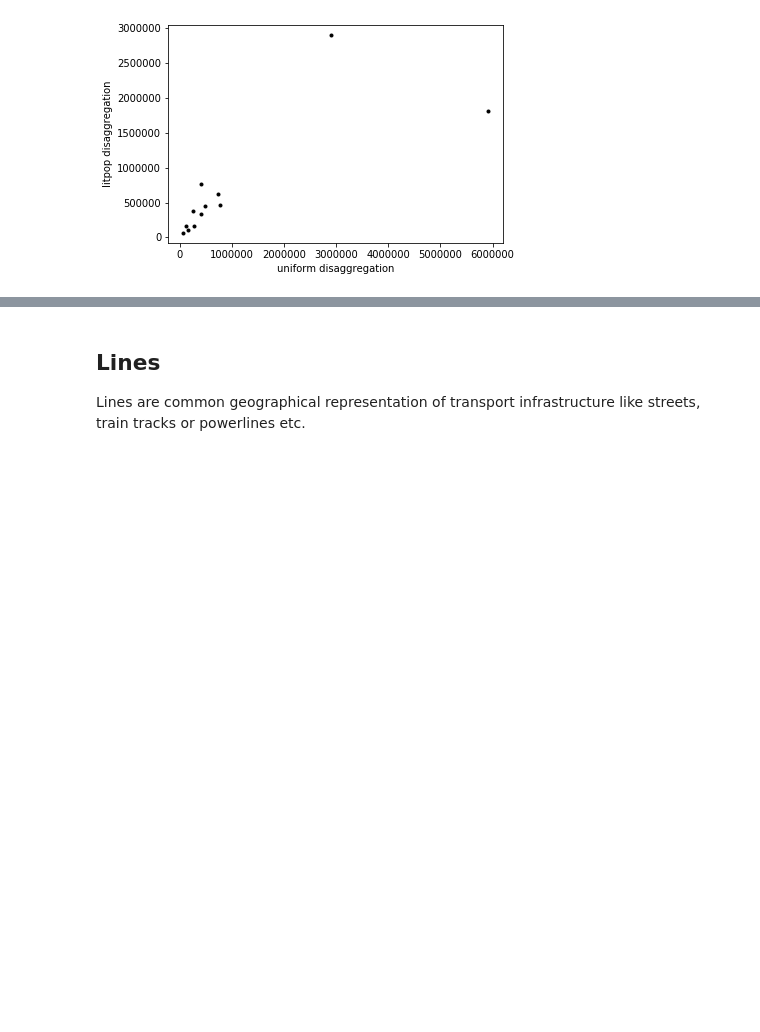
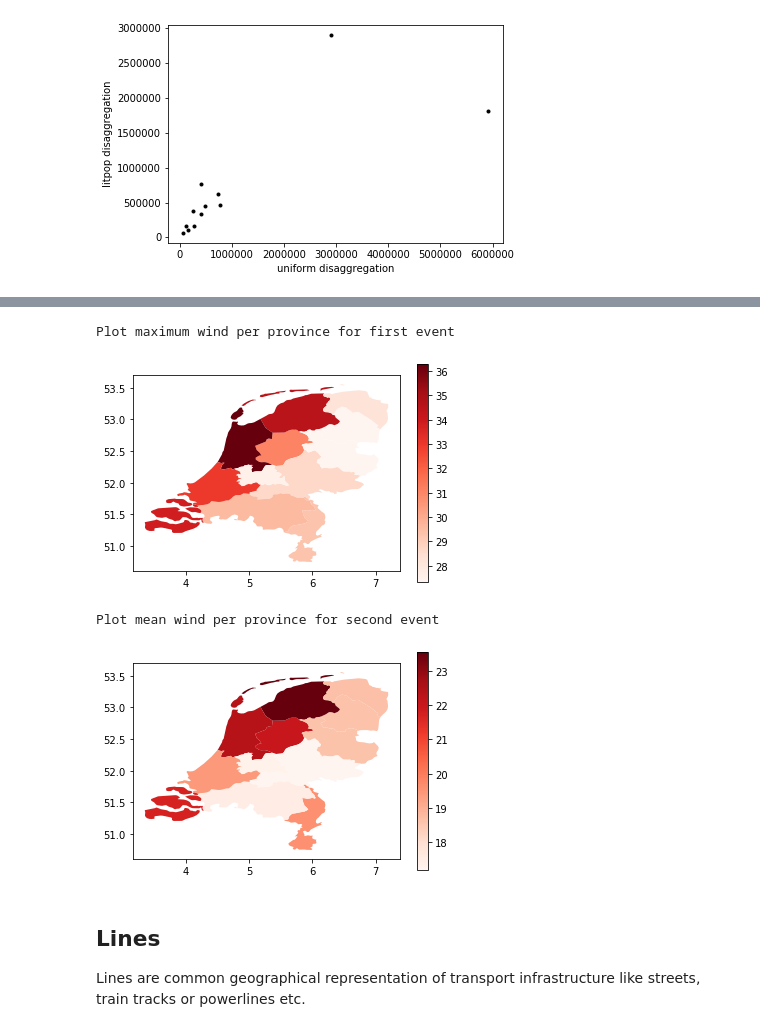
Before and after one commit to tylerriccio33/cfg-climada-fork, a Jupyter notebook: doc/tutorial/climada_entity_Exposures_polygons_lines.ipynb, the cells around one changed output, grey strips where cells are left out. Drawn from its saved outputs; the diff is of its cells as text; code cells hidden in the pictures; blank space fills up the shorter version.

Commit message:
add: example for statistical analysis of raster data on polygon level

```diff
--- a/doc/tutorial/climada_entity_Exposures_polygons_lines.ipynb
+++ b/doc/tutorial/climada_entity_Exposures_polygons_lines.ipynb
@@ -276,0 +265,13 @@ Text(0, 0.5, 'litpop disaggregation')
+# %%
+%%time
+# this provides the wind speed value for each event at the corresponding exposure
+import scipy
+
+exp_df_lp[:5]
+l1,l2,vals = scipy.sparse.find(storms.intensity)
+exp_df_lp['wind_0']=0; exp_df_lp['wind_1']=0  # provide columns for both events
+for evt,idx,val in zip(l1,l2,vals):
+    if evt==0:
+        exp_df_lp.loc[exp_df_lp.index[exp_df_lp['centr_WS']==idx],'wind_0']=val
+    else:
+        exp_df_lp.loc[exp_df_lp.index[exp_df_lp['centr_WS']==idx],'wind_1']=val
@@ -277,3 +281,36 @@ Text(0, 0.5, 'litpop disaggregation')
+# %%
+# now you can perform additional statistical analysis and aggregate it to the province level
+import pandas as pd
+import geopandas as gpd
+
+exp_province_raw = exp_df_lp.copy()
+
+def f(x):  # define function for statistical aggregation with pandas
+    d = {}
+    d['value'] = x['value'].sum()
+    d['wind_0'] = x['wind_0'].max()
+    d['wind_1'] = x['wind_1'].mean()
+    # one could also be interested in centroid of max wind with respect to province
+    #d['centr_WS'] = x.loc[x.index[x['wind_0'].max()],'centr_WS']
+    return pd.Series(d, index=['value', 'wind_0', 'wind_1'])
+
+exp_province = exp_province_raw.groupby('province').apply(f).reset_index()  # Result is not a GeoDataFrame anymore
+# add geometries to DataFrame and plot results
+exp_province=gpd.GeoDataFrame(exp_province, geometry=None)
+for prov,poly in zip(list(prov_names.values())[0],polygons_prov_NL['NLD']):
+    exp_province.loc[exp_province.index[exp_province['province']== prov],'geometry']= gpd.GeoDataFrame(geometry=[poly]).geometry.values
+exp_province
+print('Plot maximum wind per province for first event')
+exp_province.plot(column='wind_0', cmap='Reds', legend=True)
+plt.show()
+print('Plot mean wind per province for second event')
+exp_province.plot(column='wind_1', cmap='Reds', legend=True)
+plt.show()
+# %% [output]
+Plot maximum wind per province for first event
+[figure, added]
+Plot mean wind per province for second event
+[figure, added]
 # %% [markdown]
 ## Lines
 Lines are common geographical representation of transport infrastructure like streets, train tracks or powerlines etc.
```
Also changed, not shown: parts of 7 cells of this notebook.
